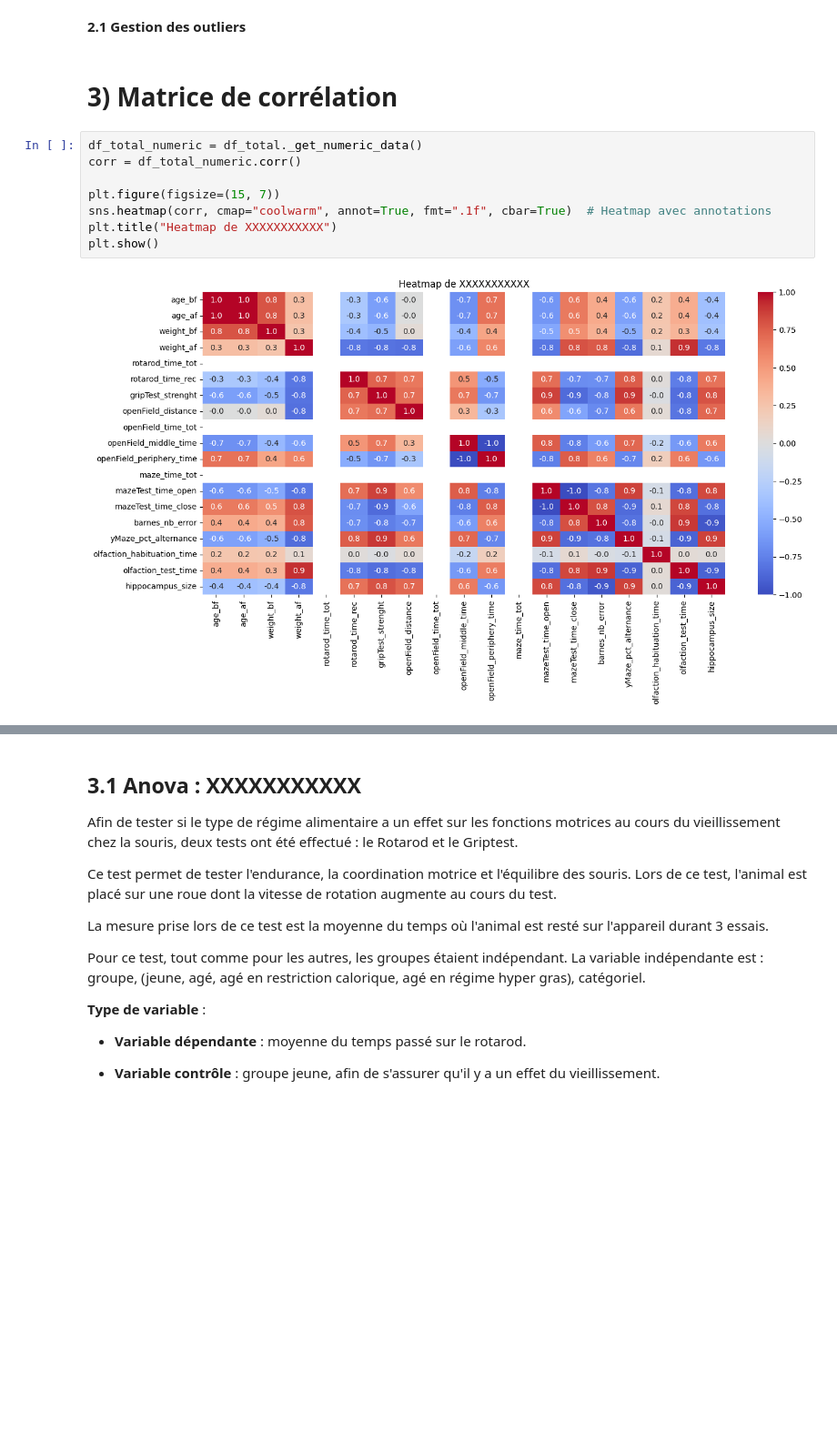
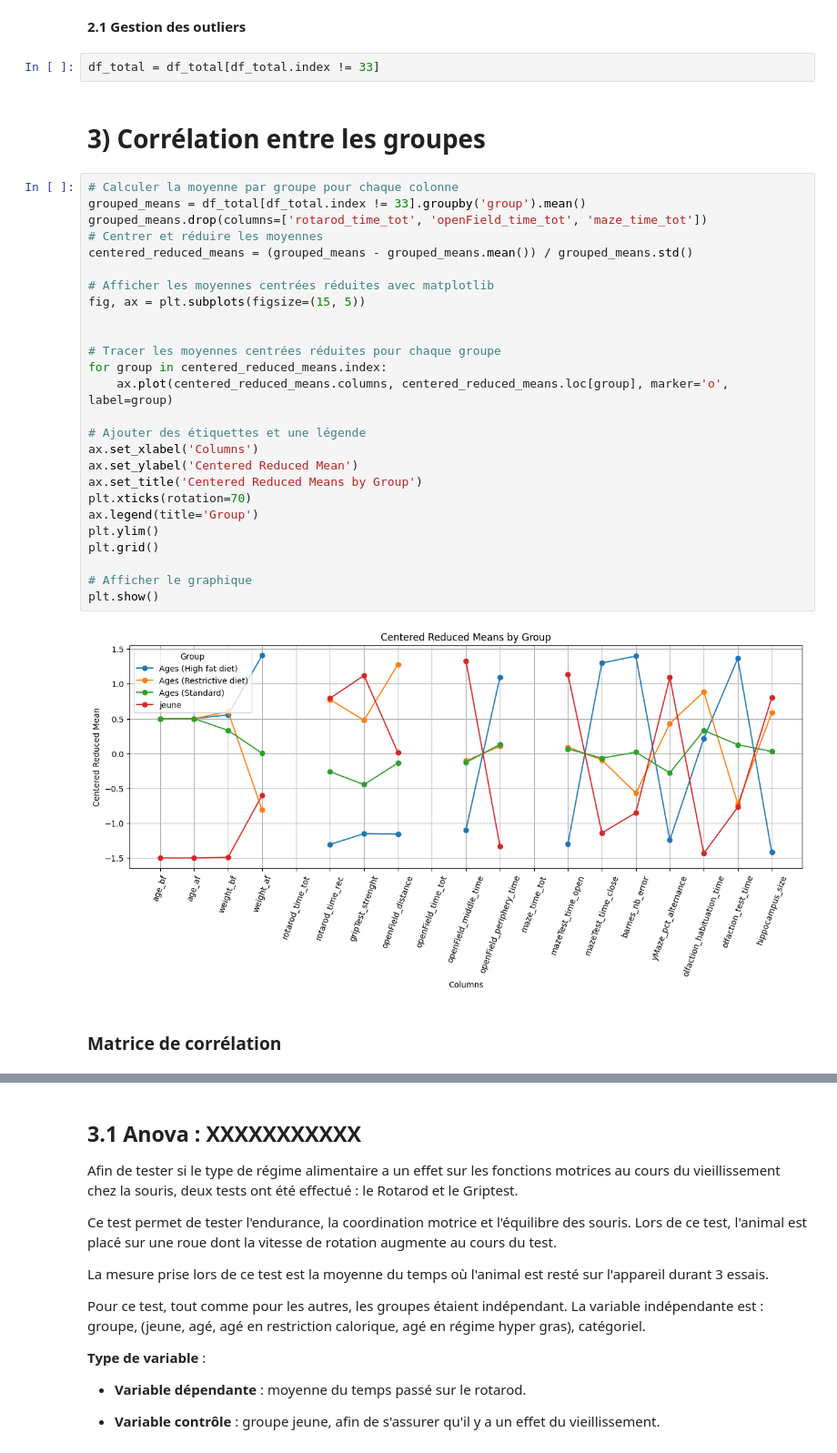
Before and after one commit to LilasOnC/2024M1S1SCProjet-pluridisciplinaire, a Jupyter notebook: Notebook_partage.ipynb, the cells around one changed output, grey strips where cells are left out. Shown at 91% size. Saved outputs shown, nothing was run; the diff lists cells and outputs as text; blank space fills up the shorter version.

```diff
--- a/Notebook_partage.ipynb
+++ b/Notebook_partage.ipynb
@@ -305,15 +356,37 @@ Tous les groupes ont des outliers cependant la groupe 'Ages (High fat diet)' en
 ---
 # %% [markdown]
 **2.1 Gestion des outliers**
+# %%
+df_total = df_total[df_total.index != 33]
+# %% [markdown]
+# 3) Corrélation entre les groupes
+# %%
+# Calculer la moyenne par groupe pour chaque colonne
+grouped_means = df_total[df_total.index != 33].groupby('group').mean()
+grouped_means.drop(columns=['rotarod_time_tot', 'openField_time_tot', 'maze_time_tot'])
+# Centrer et réduire les moyennes
+centered_reduced_means = (grouped_means - grouped_means.mean()) / grouped_means.std()
+
+# Afficher les moyennes centrées réduites avec matplotlib
+fig, ax = plt.subplots(figsize=(15, 5))
+
+
+# Tracer les moyennes centrées réduites pour chaque groupe
+for group in centered_reduced_means.index:
+    ax.plot(centered_reduced_means.columns, centered_reduced_means.loc[group], marker='o', label=group)
+
+# Ajouter des étiquettes et une légende
+ax.set_xlabel('Columns')
+ax.set_ylabel('Centered Reduced Mean')
+ax.set_title('Centered Reduced Means by Group')
+plt.xticks(rotation=70)
+ax.legend(title='Group')
+plt.ylim()
+plt.grid()
+
+# Afficher le graphique
+plt.show()
+# %% [output]
+[figure, added]
 # %% [markdown]
-# 3) Matrice de corrélation
+### Matrice de corrélation
-# %%
-df_total_numeric = df_total._get_numeric_data()
-corr = df_total_numeric.corr()
-
-plt.figure(figsize=(15, 7))
-sns.heatmap(corr, cmap="coolwarm", annot=True, fmt=".1f", cbar=True)  # Heatmap avec annotations
-plt.title("Heatmap de XXXXXXXXXXX")
-plt.show()
-# %% [output]
-[figure, removed]
```
Also changed, not shown: parts of 22 cells of this notebook.
